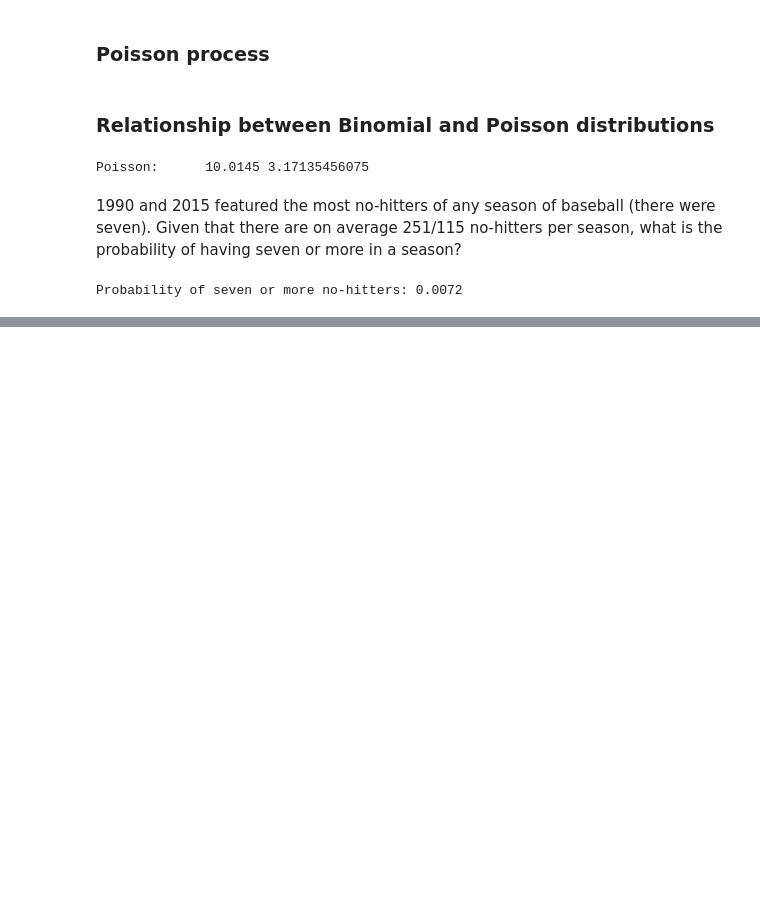
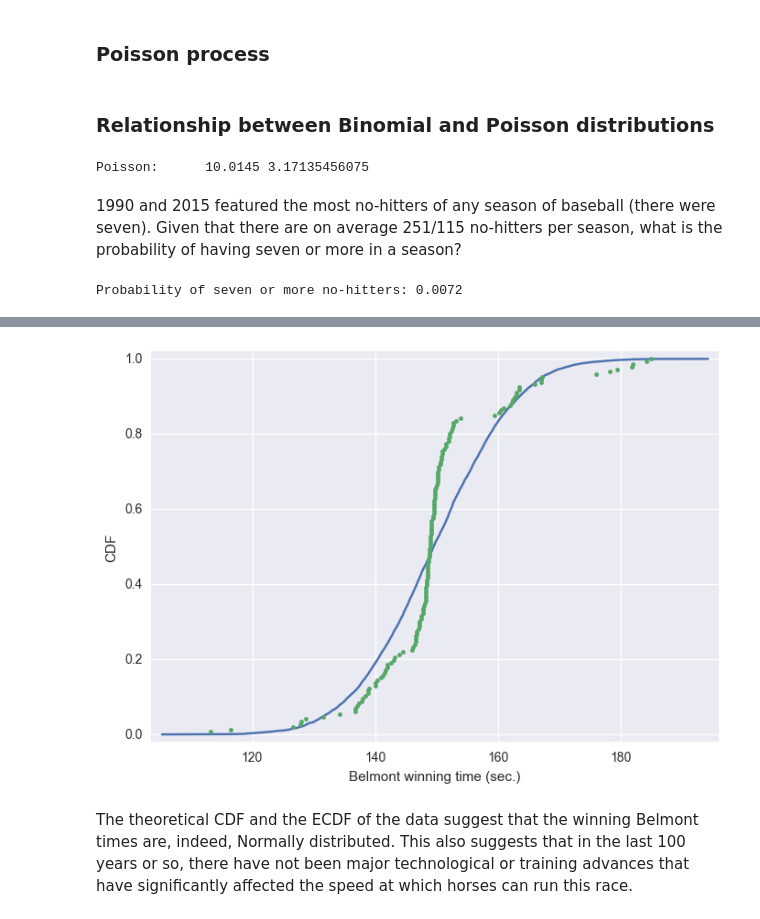
Before and after one commit to pdfarhad/python-for-datascience, a Jupyter notebook: Inferential Statistics.ipynb, the cells around one changed output, grey strips where cells are left out. Drawn from its saved outputs; the diff is of its cells as text; code cells hidden in the pictures; blank space fills up the shorter version.

Commit message:
Belmont Stakes added

```diff
--- a/Inferential Statistics.ipynb
+++ b/Inferential Statistics.ipynb
@@ -160,0 +222,4 @@ Probability of seven or more no-hitters: 0.0072
+# %%
+df = pd.read_csv('../dataset/Belmont.csv')
+
+df.head()
@@ -160,0 +233,6 @@ Probability of seven or more no-hitters: 0.0072
+# %%
+df['Time_mins'] = df['Time'].str.split(':').str[0].astype(float) * 60 \
++ df['Time'].str.split(':').str[1].str.split('.').str[0].astype(float) \
++ df['Time'].str.split('.').str[-1].astype(float)/100
+
+df.head()
@@ -160,0 +266,9 @@ Probability of seven or more no-hitters: 0.0072
+# %%
+df.Time_mins.dropna(inplace=True)
+belmont_no_outliers = np.array(df.Time_mins)
+print(belmont_no_outliers)
+mu = np.mean(belmont_no_outliers)
+sigma = np.std(belmont_no_outliers)
+print(mu,sigma)
+samples = np.random.normal(mu, sigma, size=10000)
+print(samples)
@@ -160,0 +296,15 @@ Probability of seven or more no-hitters: 0.0072
+# %%
+
+x_theor, y_theor = ecdf(samples)
+x, y = ecdf(belmont_no_outliers)
+
+_ = plt.plot(x_theor, y_theor)
+_ = plt.plot(x, y, marker='.', linestyle='none')
+plt.margins(0.02)
+_ = plt.xlabel('Belmont winning time (sec.)')
+_ = plt.ylabel('CDF')
+plt.show()
+# %% [output]
+[figure, added]
+# %% [markdown]
+The theoretical CDF and the ECDF of the data suggest that the winning Belmont times are, indeed, Normally distributed. This also suggests that in the last 100 years or so, there have not been major technological or training advances that have significantly affected the speed at which horses can run this race.
```
Also changed, not shown: parts of 18 cells of this notebook.
